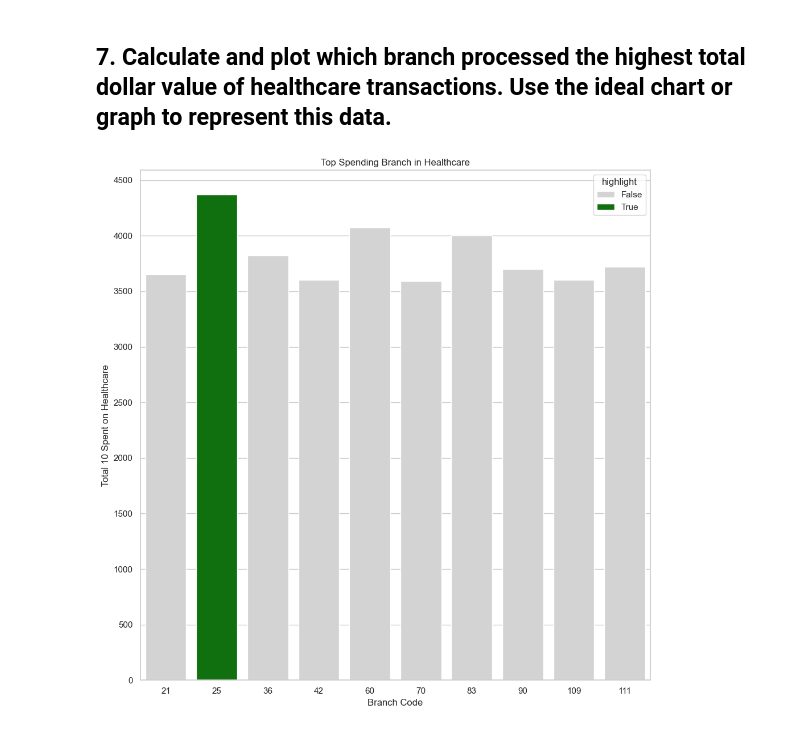
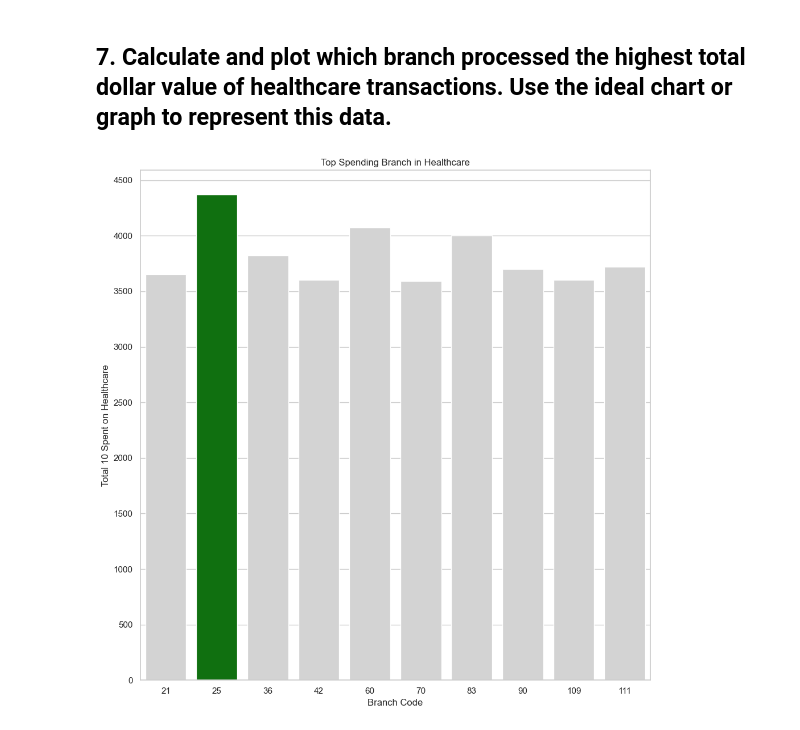
Before and after one commit to juanHunOfficial/data_capstone_proj, a Jupyter notebook: final_code/test_visuals.ipynb, the cells around one changed output. Saved outputs shown, nothing was run; the diff lists cells and outputs as text; code cells hidden in the pictures.

```diff
--- a/final_code/test_visuals.ipynb
+++ b/final_code/test_visuals.ipynb
@@ -253,31 +248,36 @@ def plot_healthcare_transactions(cursor: object) -> None:
 
     df_sorted = df.sort_values("Total Spent on Healthcare", ascending=False)
 
     top_spender = df_sorted.iloc[0]
 
     # Create a column that highlights the top spender
     df_sorted['highlight'] = df_sorted['Branch Code'] == top_spender['Branch Code']
 
     # Plot the horizontal bar chart
     plt.figure(figsize=(10, 10))
     sns.barplot(
         data=df_sorted,
         x="Branch Code",
         y="Total Spent on Healthcare",
         hue="highlight",  # Use hue to highlight the top spender
         palette={True: "green", False: "lightgray"},  # Highlight the top spender in green
         dodge=False
     )
 
     # Title and labels
     plt.title("Top Spending Branch in Healthcare")
     plt.xlabel("Branch Code")
     plt.ylabel("Total 10 Spent on Healthcare")
     plt.yticks(range(0, 5000, 500))
     plt.tight_layout()
+
+    # Remove the legend (since we already have color for top spender)
+    plt.legend([], [], frameon=False)
+
+    # Show the plot
     plt.show()
 
 
 plot_healthcare_transactions(cursor)
 # %% [output]
-[figure, old version]
+[figure, new version]
```
Also changed, not shown: parts of 4 cells of this notebook.
